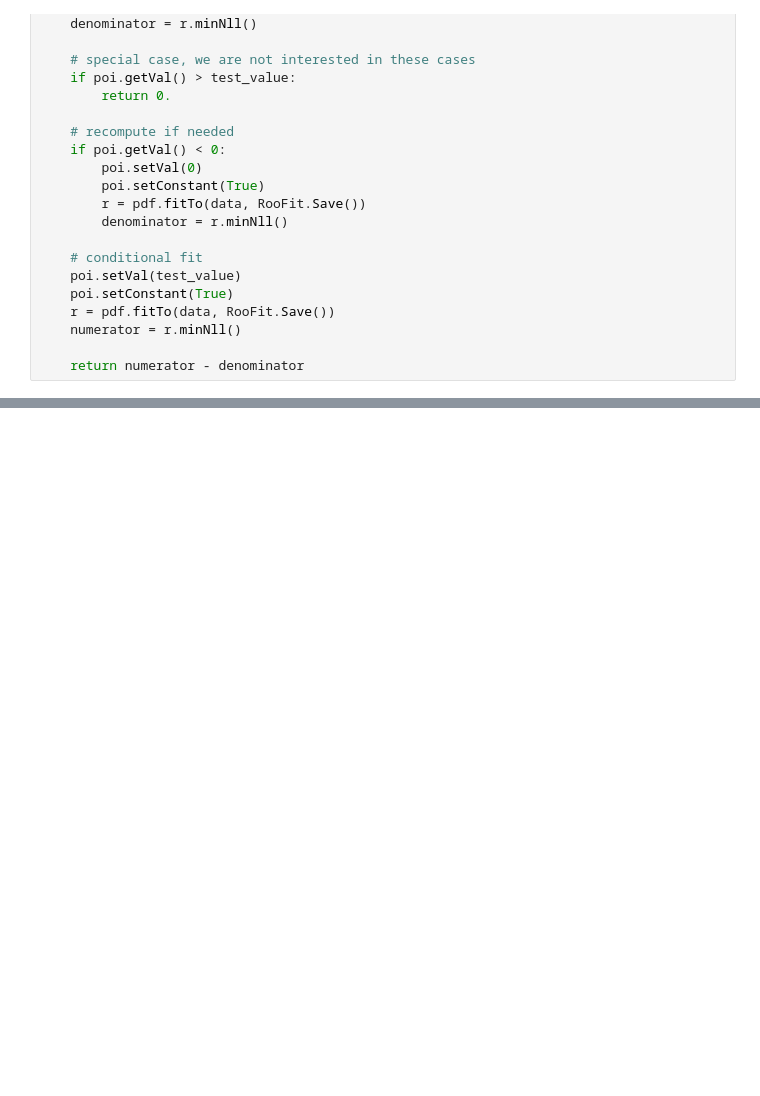
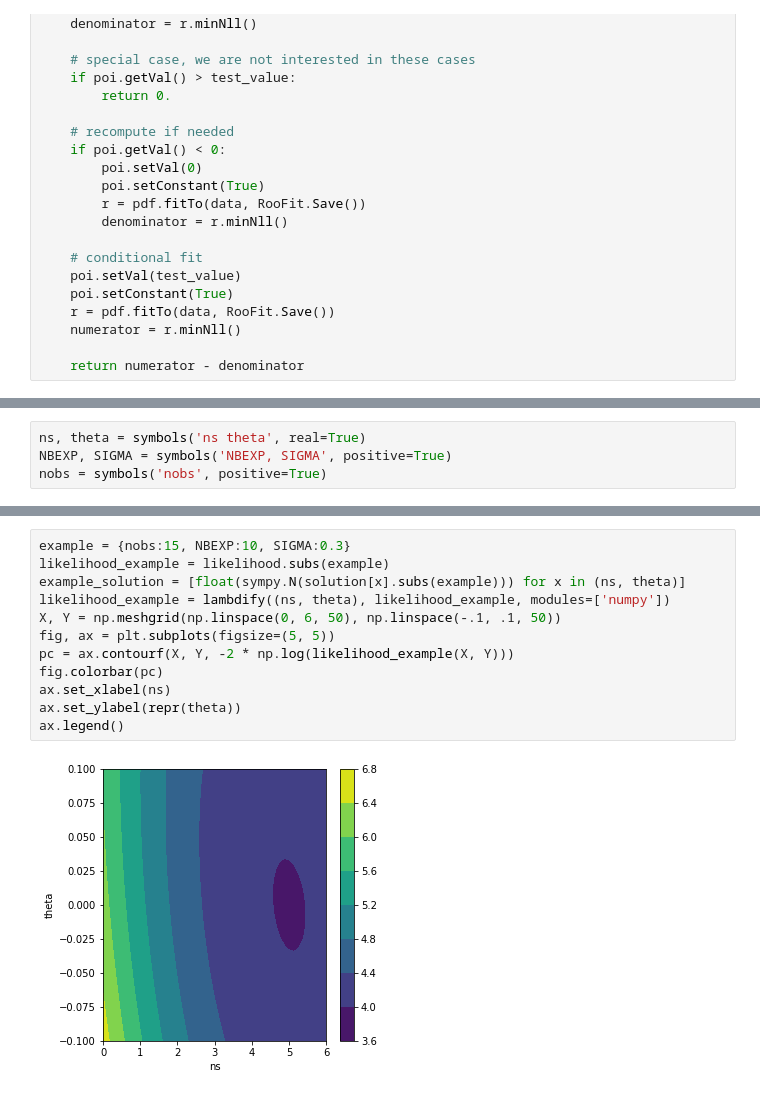
Before and after one commit to wiso/StatisticsLectures, a Jupyter notebook: cls.ipynb, the cells around one changed output, grey strips where cells are left out. Drawn from its saved outputs; the diff is of its cells as text; blank space fills up the shorter version.

```diff
--- a/cls.ipynb
+++ b/cls.ipynb
@@ -184,0 +196,4 @@ ax.legend(loc=0)
+# %%
+ns, theta = symbols('ns theta', real=True)
+NBEXP, SIGMA = symbols('NBEXP, SIGMA', positive=True)
+nobs = symbols('nobs', positive=True)
@@ -184,0 +215,14 @@ ax.legend(loc=0)
+# %%
+example = {nobs:15, NBEXP:10, SIGMA:0.3}
+likelihood_example = likelihood.subs(example)
+example_solution = [float(sympy.N(solution[x].subs(example))) for x in (ns, theta)]
+likelihood_example = lambdify((ns, theta), likelihood_example, modules=['numpy'])
+X, Y = np.meshgrid(np.linspace(0, 6, 50), np.linspace(-.1, .1, 50))
+fig, ax = plt.subplots(figsize=(5, 5))
+pc = ax.contourf(X, Y, -2 * np.log(likelihood_example(X, Y)))
+fig.colorbar(pc)
+ax.set_xlabel(ns)
+ax.set_ylabel(repr(theta))
+ax.legend()
+# %% [output]
+[figure, added]
```
Also changed, not shown: parts of 13 cells of this notebook, 1 other file.
